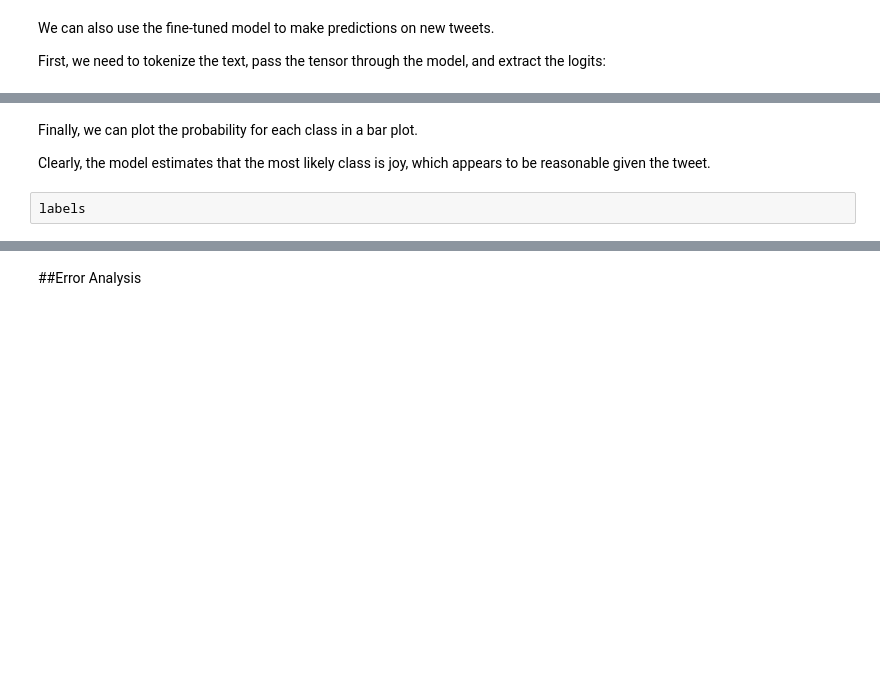
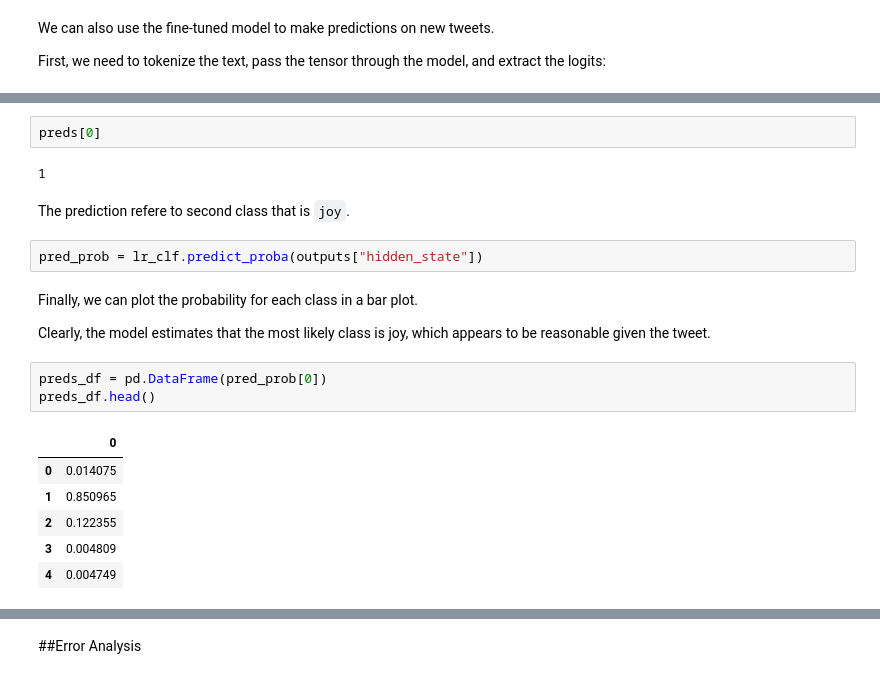
Before and after one commit to rahiakela/transformers-research-and-practice, a Jupyter notebook: natural-language-processing-with-transformers/02-text-classification/01_text_classification_using_feature_extractors.ipynb, the cells around one changed output, grey strips where cells are left out. Drawn from its saved outputs; the diff is of its cells as text; blank space fills up the shorter version.

```diff
--- a/natural-language-processing-with-transformers/02-text-classification/01_text_classification_using_feature_extractors.ipynb
+++ b/natural-language-processing-with-transformers/02-text-classification/01_text_classification_using_feature_extractors.ipynb
@@ -698,8 +619,24 @@ probs
+# %%
+preds[0]
+# %% [output]
+1
+# %% [markdown]
+The prediction refere to second class that is `joy`.
+# %%
+pred_prob = lr_clf.predict_proba(outputs["hidden_state"])
 # %% [markdown]
 Finally, we can plot the probability for each class in a bar plot.
 
 Clearly, the model estimates that
 the most likely class is joy, which appears to be reasonable given the tweet.
-# %%
-labels
+# %%
+preds_df = pd.DataFrame(pred_prob[0])
+preds_df.head()
+# %% [output]
+|  | 0 |
+| 0 | 0.014075 |
+| 1 | 0.850965 |
+| 2 | 0.122355 |
+| 3 | 0.004809 |
+| 4 | 0.004749 |
 # %%
```
Also changed, not shown: parts of 38 cells of this notebook.
